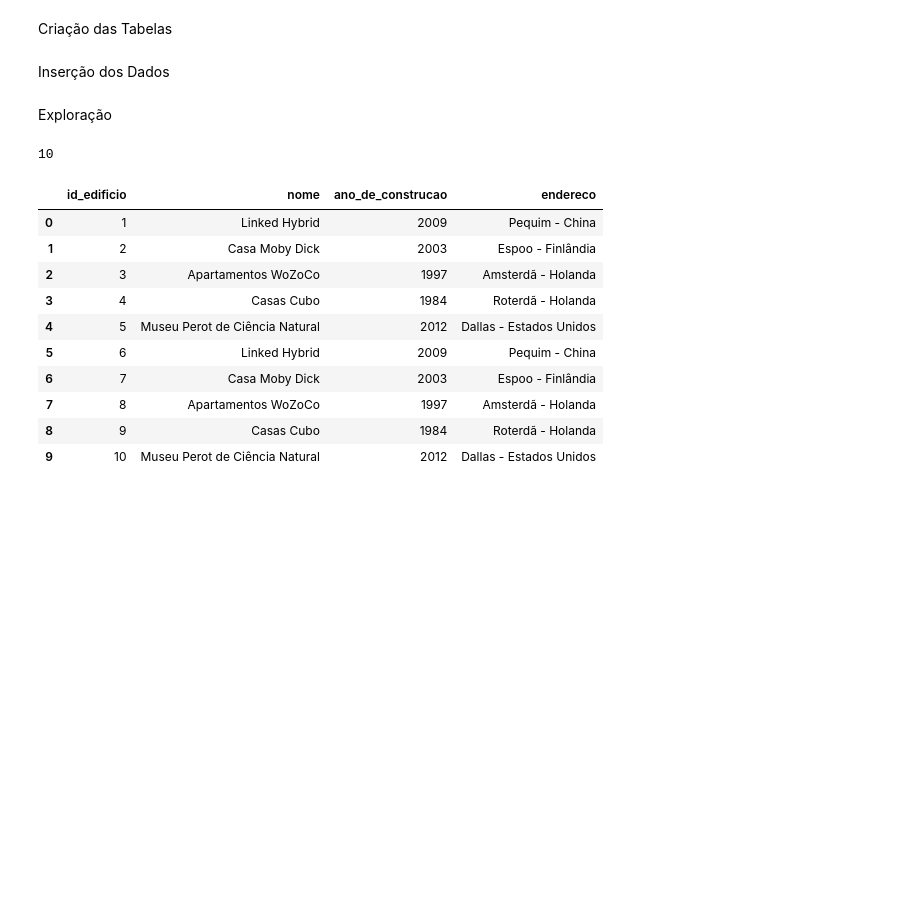
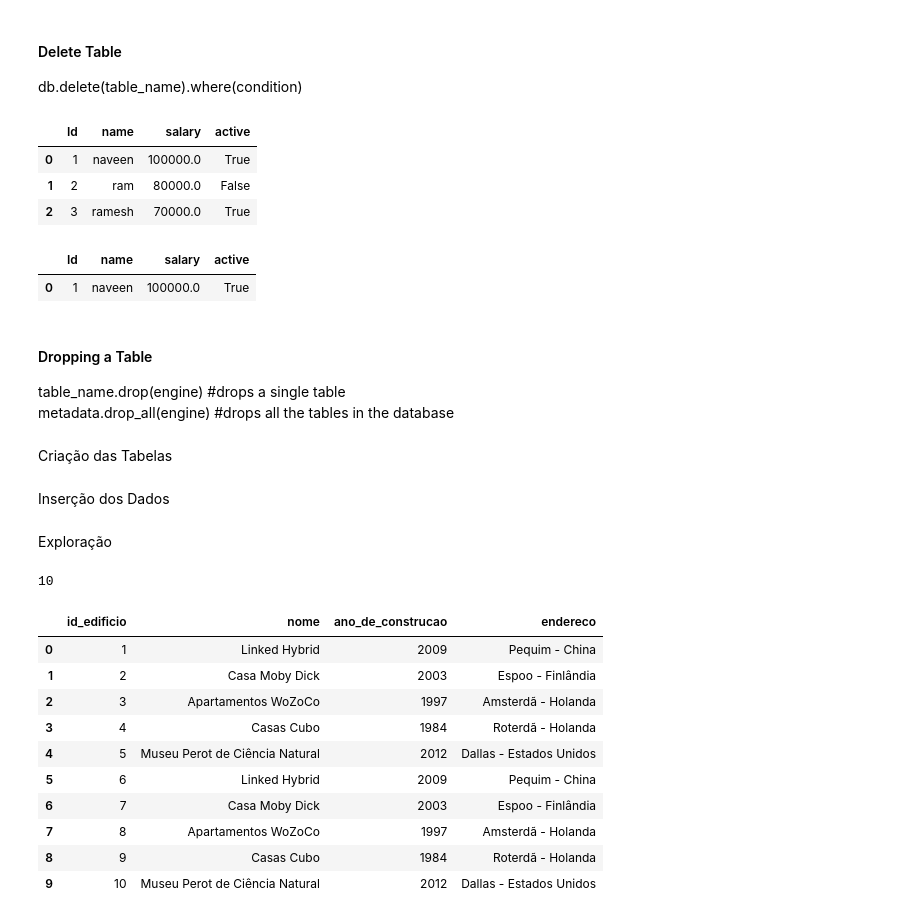
Before and after one commit to rsouza/Databases_Course, a Jupyter notebook: Notebooks/4_SQLAlchemy.ipynb, the cells around one changed output. Cells and saved outputs as stored; diff of their text form; code cells hidden in the pictures; blank space fills up the shorter version.

```diff
--- a/Notebooks/4_SQLAlchemy.ipynb
+++ b/Notebooks/4_SQLAlchemy.ipynb
@@ -24,0 +279,5 @@ def connect_db():
+# %%
+# Build a statement to update the salary of Id = 1 to to 100000
+query = sqlalchemy.update(emp).values(salary = 100000)
+query = query.where(emp.columns.Id == 1)
+results = connection.execute(query)
@@ -24,0 +294,14 @@ def connect_db():
+# %% [markdown]
+#### Delete Table
+
+db.delete(table_name).where(condition)
+# %%
+results = connection.execute(sqlalchemy.select([emp])).fetchall()
+df = pd.DataFrame(results)
+df.columns = results[0].keys()
+df.head(4)
+# %% [output]
+|  | Id | name | salary | active |
+| 0 | 1 | naveen | 100000.0 | True |
+| 1 | 2 | ram | 80000.0 | False |
+| 2 | 3 | ramesh | 70000.0 | True |
@@ -25,3 +313,16 @@ def connect_db():
+# %%
+results = connection.execute(sqlalchemy.select([emp])).fetchall()
+df = pd.DataFrame(results)
+df.columns = results[0].keys()
+df.head(4)
+# %% [output]
+|  | Id | name | salary | active |
+| 0 | 1 | naveen | 100000.0 | True |
+# %% [markdown]
+#### Dropping a Table
+
+table_name.drop(engine) #drops a single table
+metadata.drop_all(engine) #drops all the tables in the database
 # %%
 Base = declarative_base()
 # %% [markdown]
```
Also changed, not shown: parts of 47 cells of this notebook.
